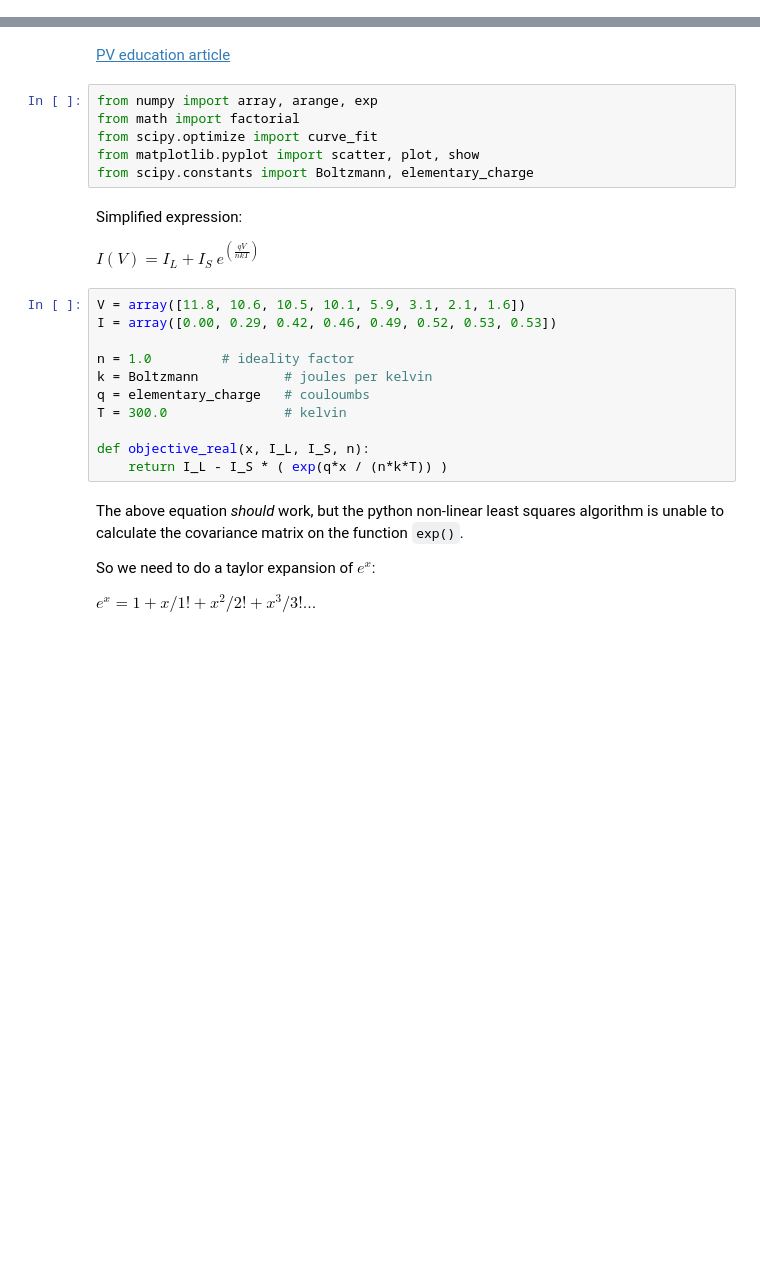
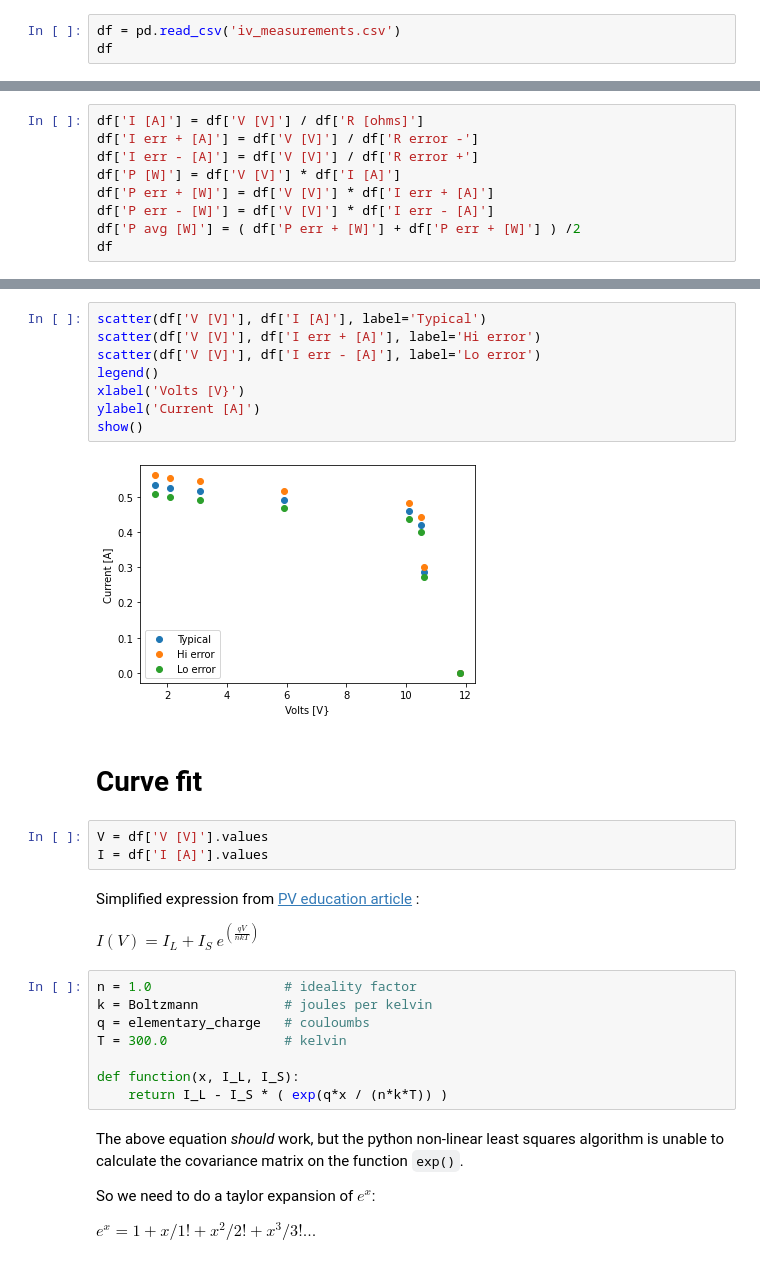
Before and after one commit to woodjmichael/PV-based-systems-lab, a Jupyter notebook: solar_cell_iv_curve_fit.ipynb, the cells around one changed output, grey strips where cells are left out. Cells and saved outputs as stored; diff of their text form; blank space fills up the shorter version.

Commit message:
Add solar measurements and calcs

```diff
--- a/solar_cell_iv_curve_fit.ipynb
+++ b/solar_cell_iv_curve_fit.ipynb
@@ -0,0 +12,3 @@
+# %%
+df = pd.read_csv('iv_measurements.csv')
+df
@@ -0,0 +25,9 @@
+# %%
+df['I [A]'] = df['V [V]'] / df['R [ohms]']
+df['I err + [A]'] = df['V [V]'] / df['R error -']
+df['I err - [A]'] = df['V [V]'] / df['R error +']
+df['P [W]'] = df['V [V]'] * df['I [A]']
+df['P err + [W]'] = df['V [V]'] * df['I err + [A]']
+df['P err - [W]'] = df['V [V]'] * df['I err - [A]']
+df['P avg [W]'] = ( df['P err + [W]'] + df['P err + [W]'] ) /2
+df
@@ -1,25 +44,30 @@
+# %%
+scatter(df['V [V]'], df['I [A]'], label='Typical')
+scatter(df['V [V]'], df['I err + [A]'], label='Hi error')
+scatter(df['V [V]'], df['I err - [A]'], label='Lo error')
+legend()
+xlabel('Volts [V}')
+ylabel('Current [A]')
+show()
+# %% [output]
+[figure, added]
+# %% [markdown]
+# Curve fit
+# %%
+V = df['V [V]'].values
+I = df['I [A]'].values
 # %% [markdown]
-[PV education article](https://www.pveducation.org/pvcdrom/solar-cell-operation/iv-curve#footnote1_zlgyr9m)
+Simplified expression from [PV education article](https://www.pveducation.org/pvcdrom/solar-cell-operation/iv-curve#footnote1_zlgyr9m)
+:
+
+$ I(V) = I_L + I_S \ e^{ ( \frac{qV}{nkT} ) } $
-# %%
-from numpy import array, arange, exp
-from math import factorial
-from scipy.optimize import curve_fit
-from matplotlib.pyplot import scatter, plot, show
-from scipy.constants import Boltzmann, elementary_charge
-# %% [markdown]
-Simplified expression:
-
-$ I(V) = I_L + I_S \ e^{ ( \frac{qV}{nkT} ) } $
 # %%
-V = array([11.8, 10.6, 10.5, 10.1, 5.9, 3.1, 2.1, 1.6])
-I = array([0.00, 0.29, 0.42, 0.46, 0.49, 0.52, 0.53, 0.53])
-
-n = 1.0			# ideality factor
+n = 1.0					# ideality factor
 k = Boltzmann 			# joules per kelvin
 q = elementary_charge 	# couloumbs
 T = 300.0 				# kelvin
 
-def objective_real(x, I_L, I_S, n):
+def function(x, I_L, I_S):
 	return I_L - I_S * ( exp(q*x / (n*k*T)) )
 # %% [markdown]
 The above equation _should_ work, but the python non-linear least squares algorithm is unable to calculate the covariance matrix on the function `exp()`.
```
Also changed, not shown: parts of 15 cells of this notebook.
